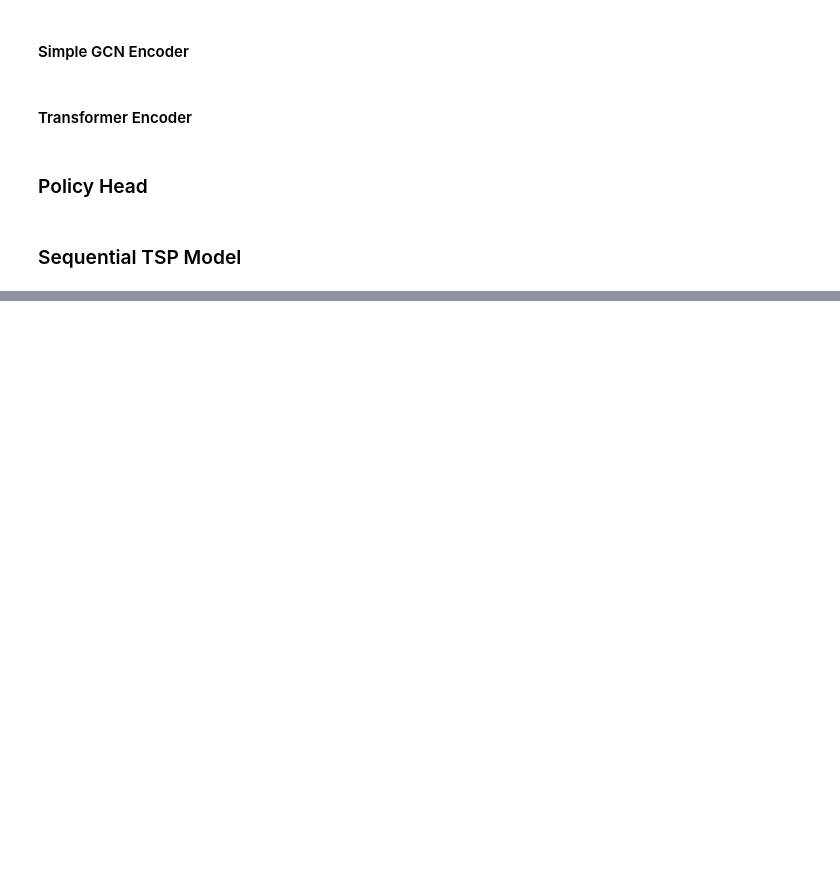
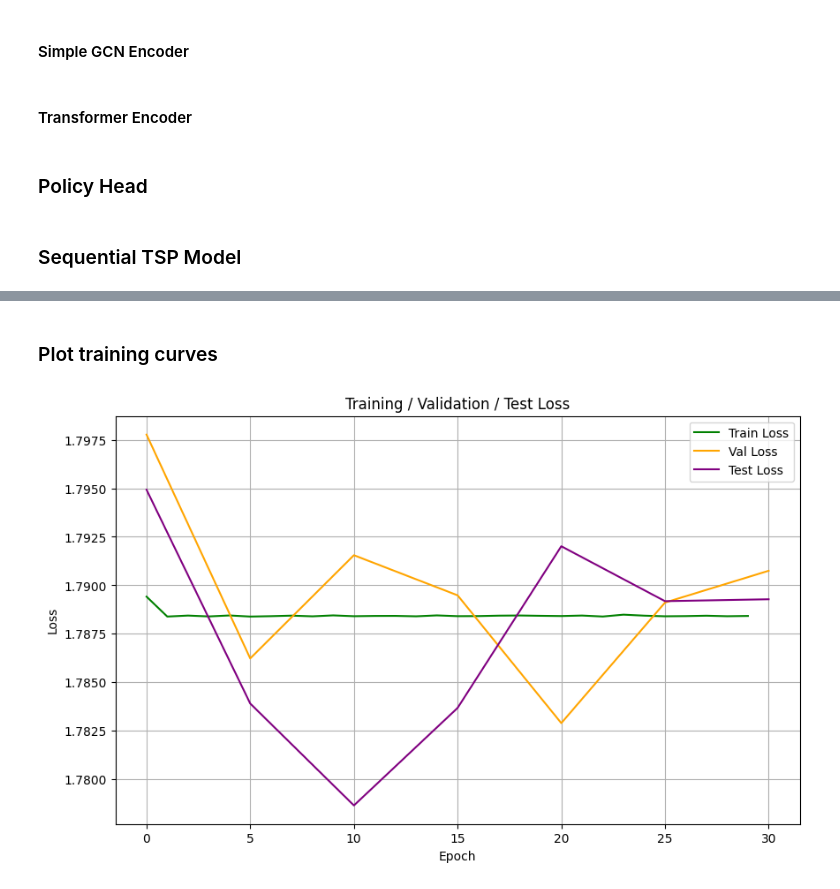
Before and after one commit to enricpinera/TSP2-Project, a Jupyter notebook: Notebook.ipynb, the cells around one changed output, grey strips where cells are left out. Saved outputs shown, nothing was run; the diff lists cells and outputs as text; code cells hidden in the pictures; blank space fills up the shorter version.

```diff
--- a/Notebook.ipynb
+++ b/Notebook.ipynb
@@ -522,0 +470,9 @@ tensor([-0.0879,  0.0773,  0.0566, -0.0549, -0.0509, -0.1184, -0.0632,  0.1423,
+# %%
+#@title Model instantiation + parameter count
+device = torch.device("cuda")
+print("Device:", device)
+
+model = SequentialTSPModel(config['hidden_dim'], config['num_nodes'], config['encoder_type']).to(device)
+
+nb_param = sum(p.numel() for p in model.parameters())
+print("Number of parameters:", nb_param)
@@ -581,0 +633,28 @@ def train_one_epoch(model, optimizer, config):
+# %% [markdown]
+### Plot training curves
+# %%
+#@title Plot loss curves (Train / Val / Test)
+
+plt.figure(figsize=(10,6))
+
+# Train loss (cada època)
+plt.plot(train_losses, label="Train Loss", color="green")
+
+# Val loss (cada val_every)
+val_every = 5
+plt.plot([i * val_every for i in range(len(val_losses))],
+         val_losses, label="Val Loss", color="orange")
+
+# Test loss (cada test_every)
+test_every = 5
+plt.plot([i * test_every for i in range(len(test_losses))],
+         test_losses, label="Test Loss", color="purple")
+
+plt.xlabel("Epoch")
+plt.ylabel("Loss")
+plt.title("Training / Validation / Test Loss")
+plt.grid(True)
+plt.legend()
+plt.show()
+# %% [output]
+[figure, added]
```
Also changed, not shown: parts of 13 cells of this notebook.
